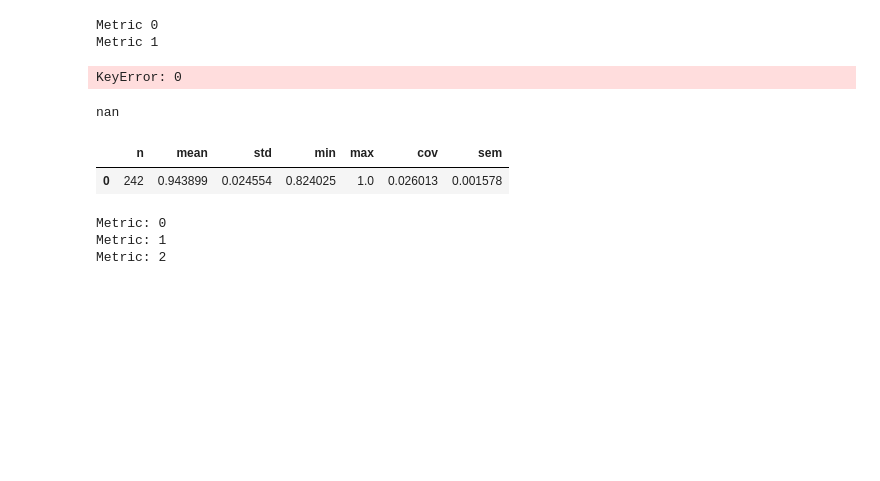
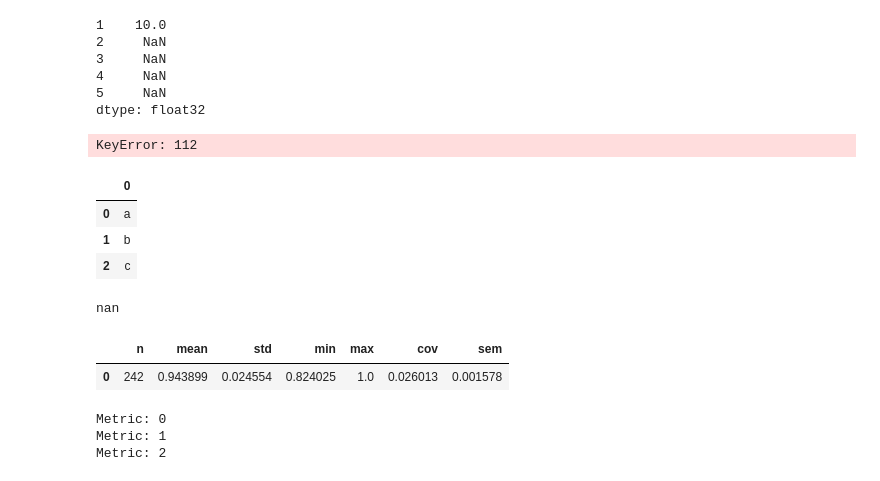
Before and after one commit to CuriBio/sdk_refactor, a Jupyter notebook: Untitled.ipynb, the cells around one changed output. Drawn from its saved outputs; the diff is of its cells as text; code cells hidden in the pictures; blank space fills up the shorter version.

Commit message:
pandas Series, instead of dataframes; working on tests

```diff
--- a/Untitled.ipynb
+++ b/Untitled.ipynb
@@ -289,30 +131,17 @@ def calculate_trapezoid_area(left_x, right_x, left_y, right_y, rising_coords, fa
+# %%
+test_series
+# %% [output]
+1    10.0
+2     NaN
+3     NaN
+4     NaN
+5     NaN
+dtype: float32
+# %%
+pd.DataFrame(estimate, columns=['velocity'])[112]
+# %% [output]
+KeyError: 112
 # %%
-# per scalar dataframes
-metric_list=[AMPLITUDE_UUID,
-             AUC_UUID,
-             BASELINE_TO_PEAK_UUID,
-             CONTRACTION_VELOCITY_UUID,
-             FRACTION_MAX_UUID,
-             IRREGULARITY_INTERVAL_UUID,
-             PEAK_TO_BASELINE_UUID,
-             RELAXATION_VELOCITY_UUID,
-             TWITCH_FREQUENCY_UUID,
-             TWITCH_PERIOD_UUID]
-
-per_twitch_scalar = pd.DataFrame(index=list(twitch_indices.keys()),
-                                 columns=metric_list)
-columns = pd.MultiIndex.from_product([metric_list,['n','mean','std','min','max','cov','sem']],
-                                     names=['metric', 'statistic'])
-aggregate_scalar = pd.DataFrame(index=[0],
-                                columns=columns)
-
-for i, metric_id in enumerate(metric_list):
-    print(f'Metric {i}')
-    metric = metric_mapper[metric_id]
-    estimate = metric.fit(**metric_parameters)
-    metric.add_per_twitch_metrics(per_twitch_scalar, metric_id, estimate)
-    metric.add_aggregate_metrics(aggregate_scalar, metric_id, estimate)
-
 # per twitch-width dataframes
 metric_list=[CONTRACTION_TIME_UUID,RELAXATION_TIME_UUID,WIDTH_UUID]
 columns = pd.MultiIndex.from_product([metric_list,list(np.arange(10,95,5))],
@@ -323,10 +152,15 @@ columns = pd.MultiIndex.from_product([metric_list,np.arange(10,95,5),['n','mean'
                                      names=['metric', 'width', 'statistic'])
 aggregate_by_width = pd.DataFrame(index=[0],
                                   columns=columns)
-# %% [output]
-Metric 0
-Metric 1
-KeyError: 0
+# %%
+u = ['a','b','c']
+# %%
+pd.DataFrame(u)
+# %% [output]
+|  | 0 |
+| 0 | a |
+| 1 | b |
+| 2 | c |
 # %%
 import functools
 # %%
```
Also changed, not shown: parts of 19 cells of this notebook, 16 other files.
